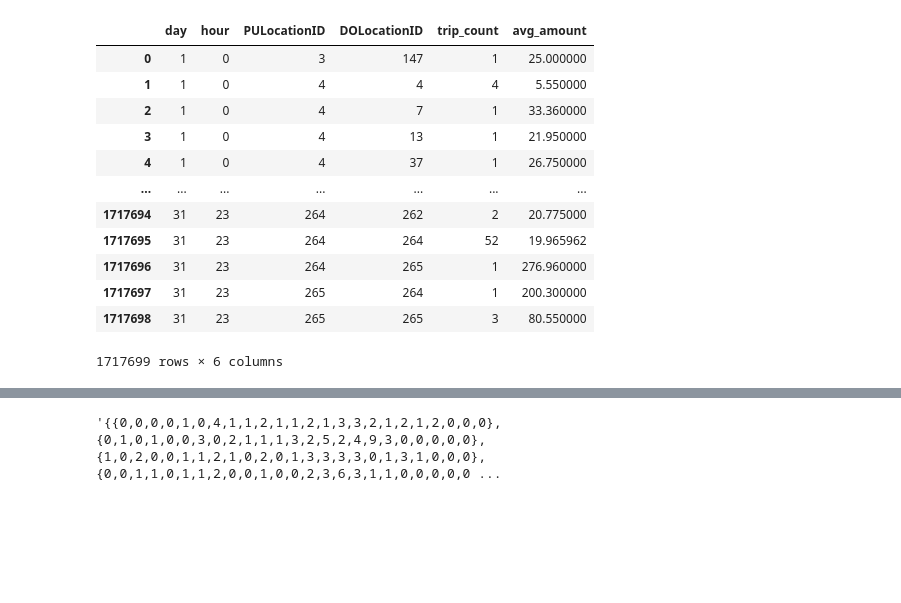
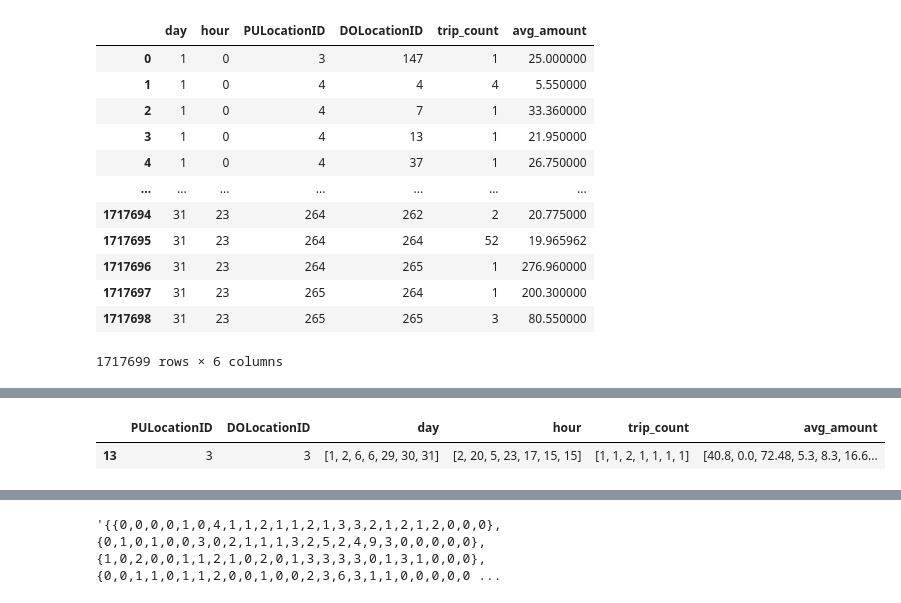
Before and after one commit to yhchan0918/NYC_Taxi_Trip_ETL, a Jupyter notebook: notebook.ipynb, the cells around one changed output, grey strips where cells are left out. Cells and saved outputs as stored; diff of their text form; code cells hidden in the pictures; blank space fills up the shorter version.

```diff
--- a/notebook.ipynb
+++ b/notebook.ipynb
@@ -200,0 +248,5 @@ result_df
+# %%
+grouped_agg_df[(grouped_agg_df['PULocationID'] == 3) & (grouped_agg_df['DOLocationID'] == 3)]
+# %% [output]
+|  | PULocationID | DOLocationID | day | hour | trip_count | avg_amount |
+| 13 | 3 | 3 | [1, 2, 6, 6, 29, 30, 31] | [2, 20, 5, 23, 17, 15, 15] | [1, 1, 2, 1, 1, 1, 1] | [40.8, 0.0, 72.48, 5.3, 8.3, 16.6... |
```
Also changed, not shown: parts of 15 cells of this notebook, 6 other files.
